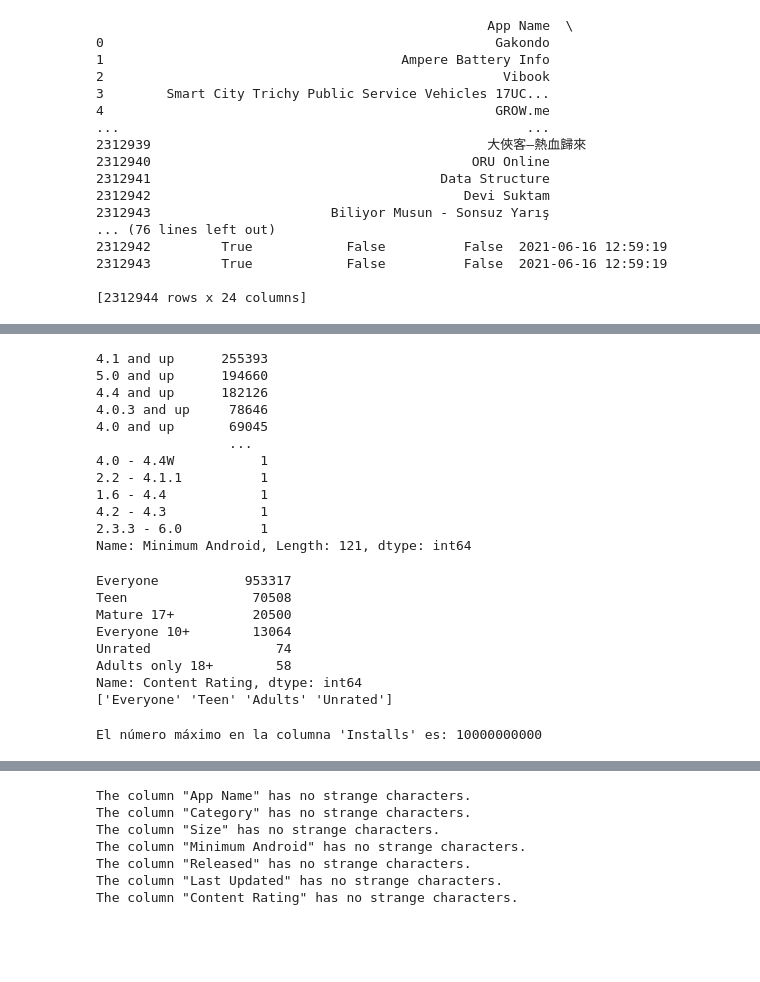
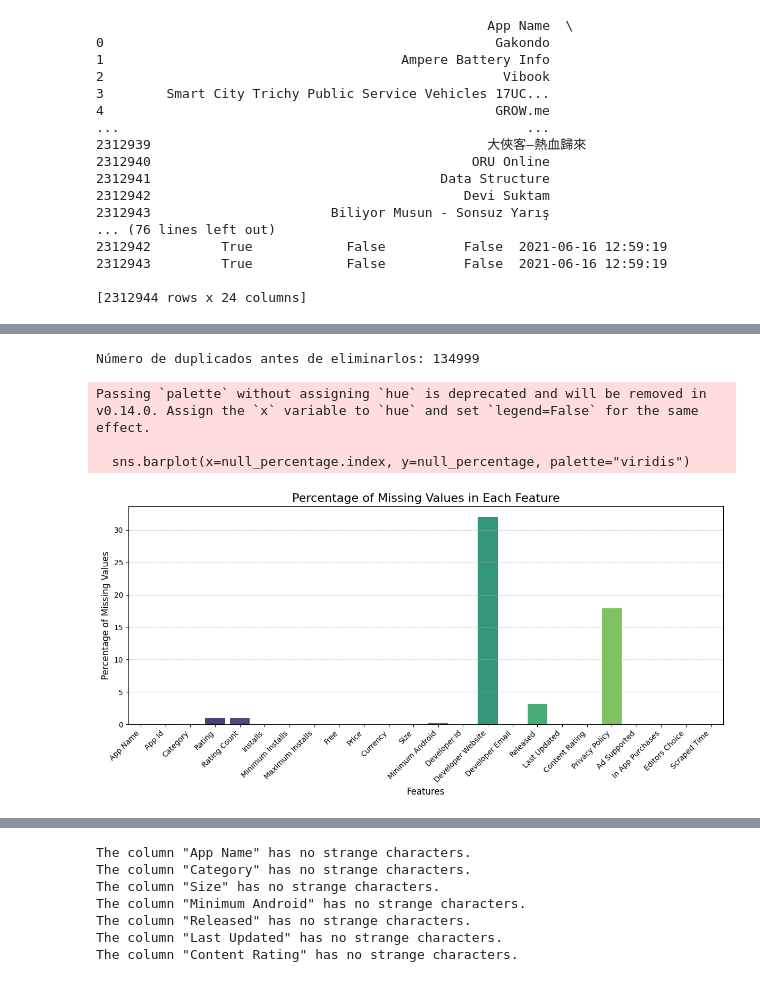
Before and after one commit to maria-clavijo/project_playstore_apps, a Jupyter notebook: notebooks/DataClean.ipynb, the cells around one changed output, grey strips where cells are left out. Cells and saved outputs as stored; diff of their text form; code cells hidden in the pictures; blank space fills up the shorter version.

```diff
--- a/notebooks/DataClean.ipynb
+++ b/notebooks/DataClean.ipynb
@@ -69,45 +36,27 @@ dtype: int64
-# %%
-print(df_1['Minimum Android'].value_counts())
-df_data = df_1.copy()
-df_data['Minimum Android'].replace(0, 'unknown', inplace=True)
-# %% [output]
-4.1 and up      255393
-5.0 and up      194660
-4.4 and up      182126
-4.0.3 and up     78646
-4.0 and up       69045
-                 ...
-4.0 - 4.4W           1
-2.2 - 4.1.1          1
-1.6 - 4.4            1
-4.2 - 4.3            1
-2.3.3 - 6.0          1
-Name: Minimum Android, Length: 121, dtype: int64
-# %%
-print(df_data['Content Rating'].value_counts())
-mapping = {
-    'Everyone 10+': 'Everyone',
-    'Mature 17+': 'Adults',
-    'Adults only 18+': 'Adults'
-}
-
-df_data['Content Rating'] = df_data['Content Rating'].map(mapping).fillna(df_data['Content Rating'])
-print(df_data['Content Rating'].unique())
-# %% [output]
-Everyone           953317
-Teen                70508
-Mature 17+          20500
-Everyone 10+        13064
-Unrated                74
-Adults only 18+        58
-Name: Content Rating, dtype: int64
-['Everyone' 'Teen' 'Adults' 'Unrated']
-# %%
-df_data['Installs'] = df_data['Installs'].astype(str)
-df_data['Installs'] = df_data['Installs'].str.replace('+', '', regex=False)
-df_data['Installs'] = df_data['Installs'].str.replace(',', '', regex=False)
-df_data['Installs'] = pd.to_numeric(df_data['Installs'])
-max_value = df_data['Installs'].max()
-print("El número máximo en la columna 'Installs' es:", max_value)
-# %% [output]
-El número máximo en la columna 'Installs' es: 10000000000
+# %%
+data['App Name'].duplicated().sum()
+data['App Name'].value_counts().sort_values(ascending=False)
+data1 = data.drop_duplicates(subset='App Name', keep='first')
+print("Número de duplicados antes de eliminarlos:", len(data) - len(data1))
+# %% [output]
+Número de duplicados antes de eliminarlos: 134999
+# %%
+import matplotlib.pyplot as plt
+import seaborn as sns
+null_percentage = (data1.isnull().sum() / len(data1)) * 100
+
+plt.figure(figsize=(12, 6))
+sns.barplot(x=null_percentage.index, y=null_percentage, palette="viridis")
+plt.title("Percentage of Missing Values in Each Feature", fontsize=16)
+plt.xlabel("Features", fontsize=12)
+plt.ylabel("Percentage of Missing Values", fontsize=12)
+plt.xticks(rotation=45, ha="right", fontsize=10)
+plt.yticks(fontsize=10)
+plt.grid(axis='y', linestyle='--', alpha=0.7)
+plt.tight_layout()
+plt.show()
+# %% [output]
+Passing `palette` without assigning `hue` is deprecated and will be removed in v0.14.0. Assign the `x` variable to `hue` and set `legend=False` for the same effect.
+
+  sns.barplot(x=null_percentage.index, y=null_percentage, palette="viridis")
+[figure, added]
```
Also changed, not shown: parts of 24 cells of this notebook.
